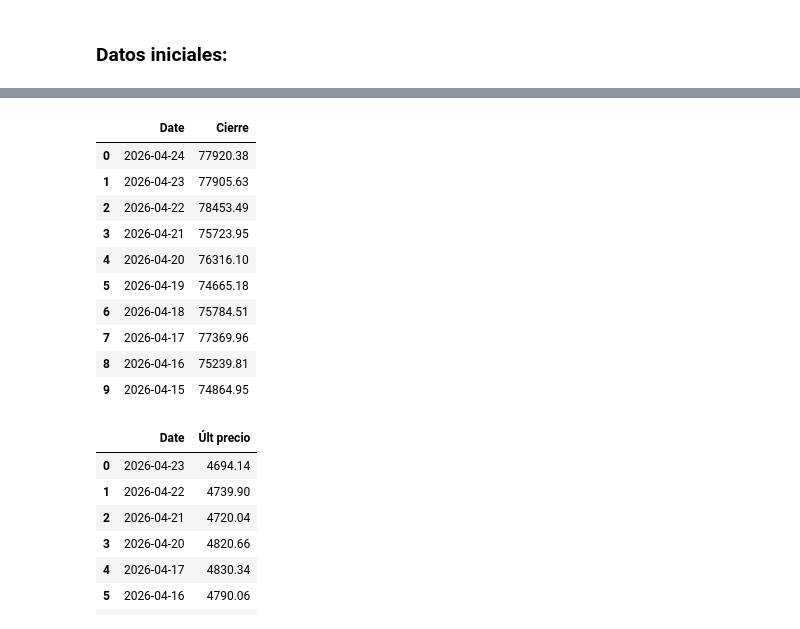
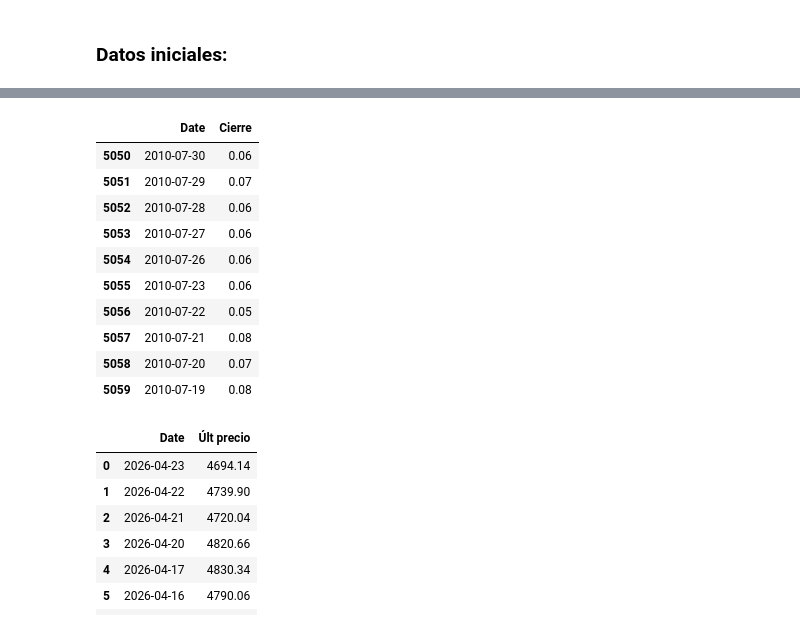
Before and after one commit to oscardi777/Test-Codigos, a Jupyter notebook: Data_predict/data_caracteristica.ipynb, the cells around one changed output, grey strips where cells are left out. Saved outputs shown, nothing was run; the diff lists cells and outputs as text; code cells hidden in the pictures.

```diff
--- a/Data_predict/data_caracteristica.ipynb
+++ b/Data_predict/data_caracteristica.ipynb
@@ -58,21 +58,21 @@ df_final.describe()
 # %%
 df_bitcoin = load_xlsx(DATA_BITCOIN_PATH)["Sheet1"]
 
 df_bitcoin["Date"] = pd.to_datetime(df_bitcoin["Date"])
 
-df_bitcoin.head(10)
+df_bitcoin.tail(10)
 # %% [output]
 |  | Date | Cierre |
-| 0 | 2026-04-24 | 77920.38 |
-| 1 | 2026-04-23 | 77905.63 |
-| 2 | 2026-04-22 | 78453.49 |
-| 3 | 2026-04-21 | 75723.95 |
-| 4 | 2026-04-20 | 76316.10 |
-| 5 | 2026-04-19 | 74665.18 |
-| 6 | 2026-04-18 | 75784.51 |
-| 7 | 2026-04-17 | 77369.96 |
-| 8 | 2026-04-16 | 75239.81 |
-| 9 | 2026-04-15 | 74864.95 |
+| 5050 | 2010-07-30 | 0.06 |
+| 5051 | 2010-07-29 | 0.07 |
+| 5052 | 2010-07-28 | 0.06 |
+| 5053 | 2010-07-27 | 0.06 |
+| 5054 | 2010-07-26 | 0.06 |
+| 5055 | 2010-07-23 | 0.06 |
+| 5056 | 2010-07-22 | 0.05 |
+| 5057 | 2010-07-21 | 0.08 |
+| 5058 | 2010-07-20 | 0.07 |
+| 5059 | 2010-07-19 | 0.08 |
 # %%
 df_gold = load_xlsx(DATA_GOLD_PATH)["Sheet1"]
 
```
Also changed, not shown: parts of 7 cells of this notebook, 5 other files.
